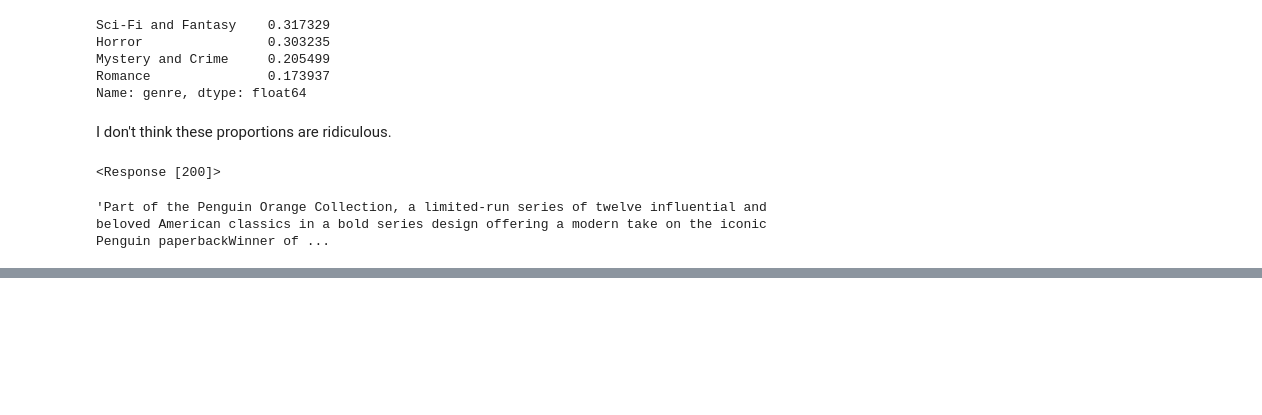
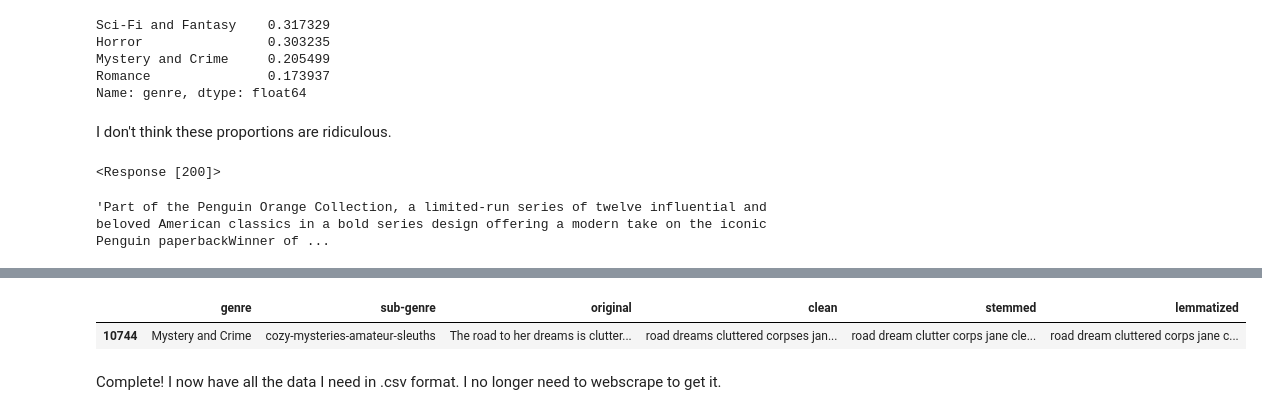
Before and after one commit to johnathon-smith/book-genre-NLP-project, a Jupyter notebook: wrangle_data.ipynb, the cells around one changed output, grey strips where cells are left out. Cells and saved outputs as stored; diff of their text form; code cells hidden in the pictures; blank space fills up the shorter version.

```diff
--- a/acquire_data.ipynb
+++ b/wrangle_data.ipynb
@@ -498,0 +708,5 @@ book_blurbs = get_book_blurbs(book_urls)
+# %%
+book_blurbs[10744:10745]
+# %% [output]
+|  | genre | sub-genre | original | clean | stemmed | lemmatized |
+| 10744 | Mystery and Crime | cozy-mysteries-amateur-sleuths | The road to her dreams is clutter... | road dreams cluttered corpses jan... | road dream clutter corps jane cle... | road dream cluttered corps jane c... |
@@ -498,0 +719,2 @@ book_blurbs = get_book_blurbs(book_urls)
+# %% [markdown]
+Complete! I now have all the data I need in .csv format. I no longer need to webscrape to get it.
```
Also changed, not shown: parts of 29 cells of this notebook.
